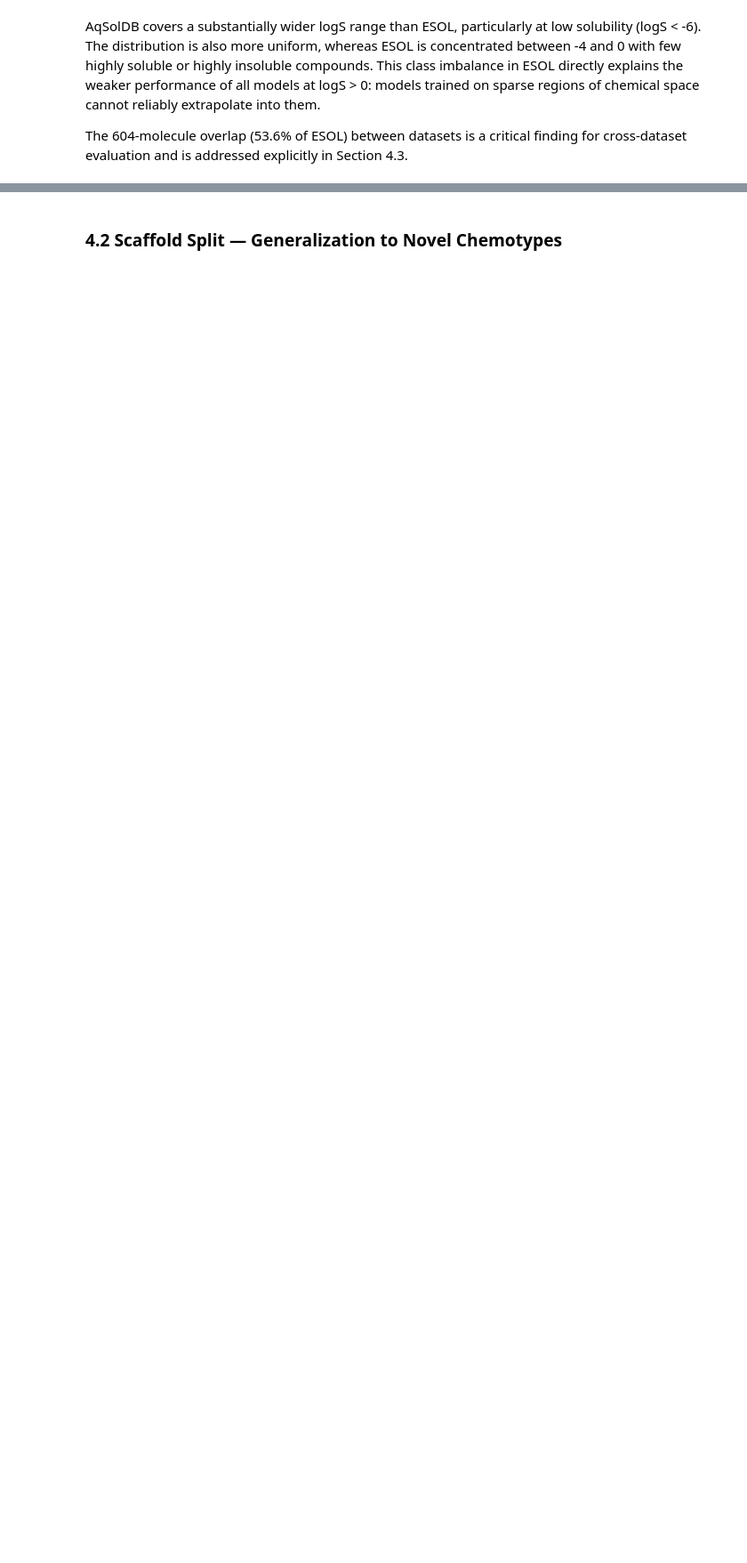
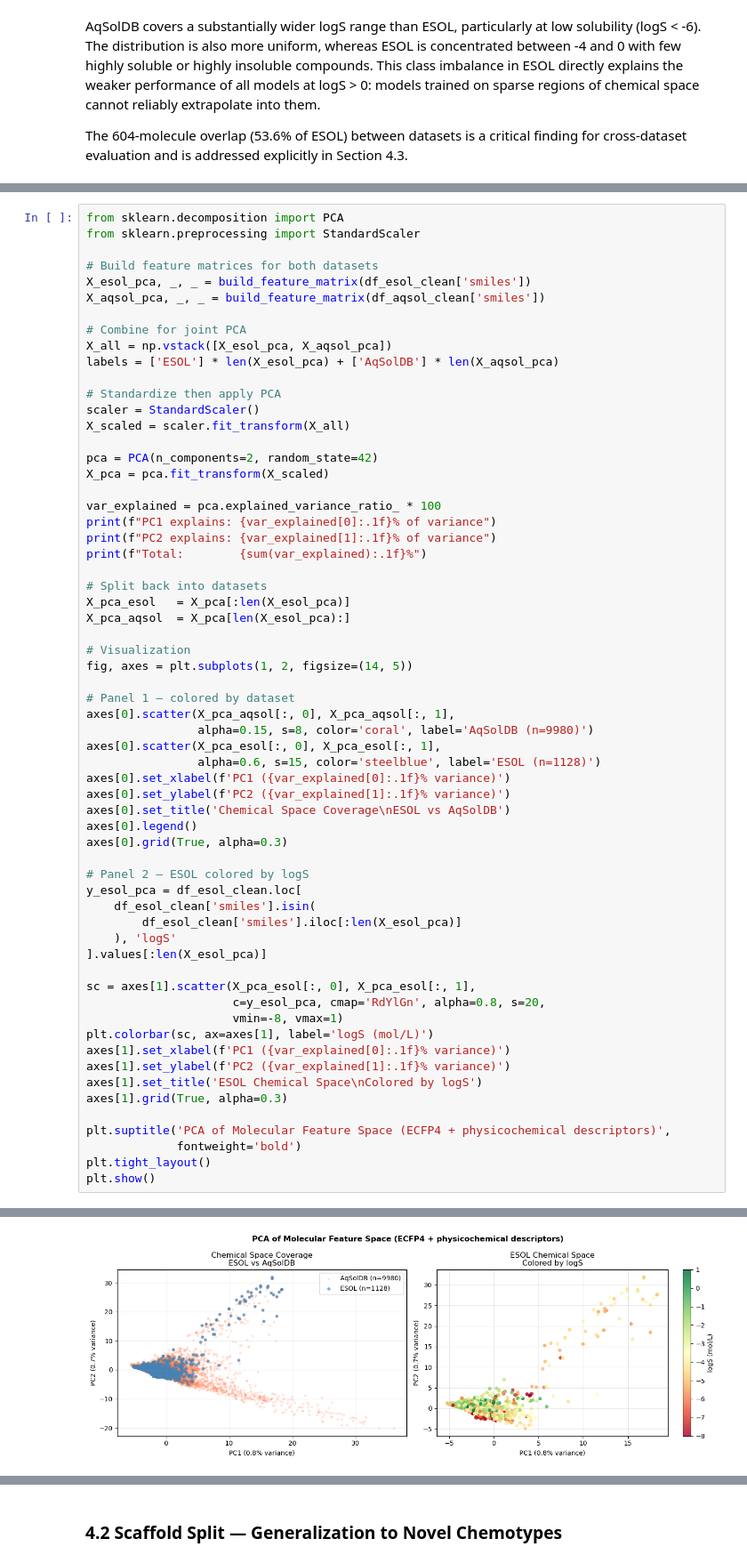
Before and after one commit to tub-aspique/cheminformatics, a Jupyter notebook: notebooks/01_esol_solubility_1.ipynb, the cells around one changed output, grey strips where cells are left out. Shown at 89% size. Saved outputs shown, nothing was run; the diff lists cells and outputs as text; blank space fills up the shorter version.

Commit message:
feat: PCA chemical space visualization + updated interpretation

```diff
--- a/notebooks/01_esol_solubility_1.ipynb
+++ b/notebooks/01_esol_solubility_1.ipynb
@@ -128,0 +167,63 @@ The 604-molecule overlap (53.6% of ESOL) between datasets is a critical finding
+# %%
+from sklearn.decomposition import PCA
+from sklearn.preprocessing import StandardScaler
+
+# Build feature matrices for both datasets
+X_esol_pca, _, _ = build_feature_matrix(df_esol_clean['smiles'])
+X_aqsol_pca, _, _ = build_feature_matrix(df_aqsol_clean['smiles'])
+
+# Combine for joint PCA
+X_all = np.vstack([X_esol_pca, X_aqsol_pca])
+labels = ['ESOL'] * len(X_esol_pca) + ['AqSolDB'] * len(X_aqsol_pca)
+
+# Standardize then apply PCA
+scaler = StandardScaler()
+X_scaled = scaler.fit_transform(X_all)
+
+pca = PCA(n_components=2, random_state=42)
+X_pca = pca.fit_transform(X_scaled)
+
+var_explained = pca.explained_variance_ratio_ * 100
+print(f"PC1 explains: {var_explained[0]:.1f}% of variance")
+print(f"PC2 explains: {var_explained[1]:.1f}% of variance")
+print(f"Total:        {sum(var_explained):.1f}%")
+
+# Split back into datasets
+X_pca_esol   = X_pca[:len(X_esol_pca)]
+X_pca_aqsol  = X_pca[len(X_esol_pca):]
+
+# Visualization
+fig, axes = plt.subplots(1, 2, figsize=(14, 5))
+
+# Panel 1 — colored by dataset
+axes[0].scatter(X_pca_aqsol[:, 0], X_pca_aqsol[:, 1],
+                alpha=0.15, s=8, color='coral', label='AqSolDB (n=9980)')
+axes[0].scatter(X_pca_esol[:, 0], X_pca_esol[:, 1],
+                alpha=0.6, s=15, color='steelblue', label='ESOL (n=1128)')
+axes[0].set_xlabel(f'PC1 ({var_explained[0]:.1f}% variance)')
+axes[0].set_ylabel(f'PC2 ({var_explained[1]:.1f}% variance)')
+axes[0].set_title('Chemical Space Coverage\nESOL vs AqSolDB')
+axes[0].legend()
+axes[0].grid(True, alpha=0.3)
+
+# Panel 2 — ESOL colored by logS
+y_esol_pca = df_esol_clean.loc[
+    df_esol_clean['smiles'].isin(
+        df_esol_clean['smiles'].iloc[:len(X_esol_pca)]
+    ), 'logS'
+].values[:len(X_esol_pca)]
+
+sc = axes[1].scatter(X_pca_esol[:, 0], X_pca_esol[:, 1],
+                     c=y_esol_pca, cmap='RdYlGn', alpha=0.8, s=20,
+                     vmin=-8, vmax=1)
+plt.colorbar(sc, ax=axes[1], label='logS (mol/L)')
+axes[1].set_xlabel(f'PC1 ({var_explained[0]:.1f}% variance)')
+axes[1].set_ylabel(f'PC2 ({var_explained[1]:.1f}% variance)')
+axes[1].set_title('ESOL Chemical Space\nColored by logS')
+axes[1].grid(True, alpha=0.3)
+
+plt.suptitle('PCA of Molecular Feature Space (ECFP4 + physicochemical descriptors)',
+             fontweight='bold')
+plt.tight_layout()
+plt.show()
+# %% [output]
@@ -128,0 +233 @@ The 604-molecule overlap (53.6% of ESOL) between datasets is a critical finding
+[figure, added]
```
Also changed, not shown: parts of 22 cells of this notebook.
